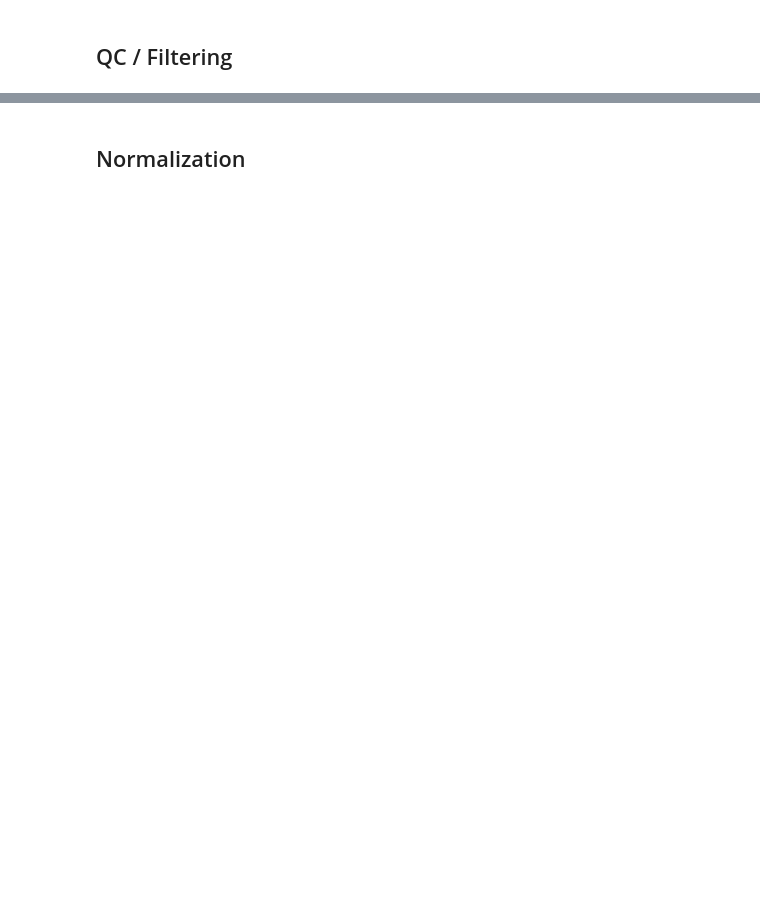
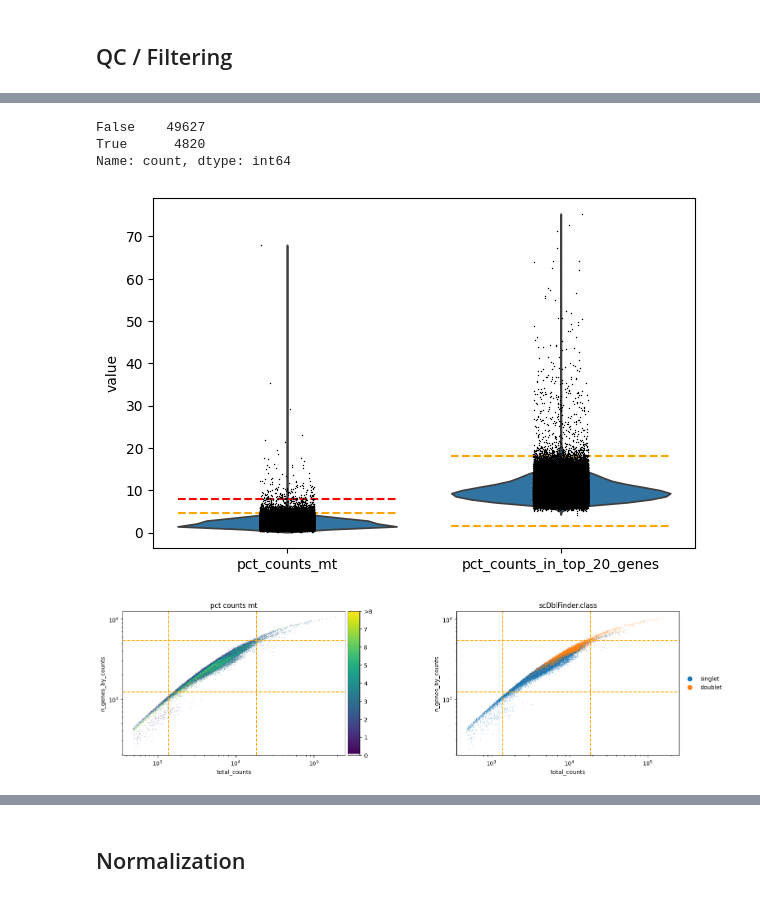
Before and after one commit to nirreiter/scRNA_methods, a Jupyter notebook: 2 - preprocessing_python.ipynb, the cells around one changed output, grey strips where cells are left out. Drawn from its saved outputs; the diff is of its cells as text; code cells hidden in the pictures; blank space fills up the shorter version.

```diff
--- a/2 - preprocessing_python.ipynb
+++ b/2 - preprocessing_python.ipynb
@@ -54,3 +70,56 @@ sc.pl.scatter(adata, "total_counts", "n_genes_by_counts", color="pct_counts_mt")
+# %%
+from scipy.stats import median_abs_deviation
+
+def is_outlier(adata, metric: str, nmads: int, threshold_record: dict | None = None):
+    M = adata.obs[metric]
+    median = np.median(M)
+    MADs = nmads * median_abs_deviation(M)
+    if threshold_record is not None:
+        threshold_record[metric] = (median - MADs, median + MADs)
+    outlier = (M < median - MADs) | (median + MADs < M)
+    return outlier
+
+t = dict()
+outlier = (
+    is_outlier(adata, "log1p_total_counts", 5, t)
+    | is_outlier(adata, "log1p_n_genes_by_counts", 5, t) # number of unique genes
+    | is_outlier(adata, "pct_counts_in_top_20_genes", 5, t)
+    | is_outlier(adata, "pct_counts_mt", 3, t) | (adata.obs["pct_counts_mt"] > 8)
+)
+adata.obs["is_outlier"] = outlier
+outlier.value_counts()
+# %% [output]
+False    49627
+True      4820
+Name: count, dtype: int64
+# %%
+ax = sc.pl.violin(adata, ["pct_counts_mt", "pct_counts_in_top_20_genes"], show=False)
+ax.plot((-0.4, 0.4), [t["pct_counts_mt"][1]]*2, color="orange", ls="--")
+ax.plot((-0.4, 0.4), (8, 8), color="red", ls="--")
+ax.plot((0.6, 1.4), [t["pct_counts_in_top_20_genes"][0]]*2, color="orange", ls="--")
+ax.plot((0.6, 1.4), [t["pct_counts_in_top_20_genes"][1]]*2, color="orange", ls="--")
+
+ax1 = sc.pl.scatter(adata, "total_counts", "n_genes_by_counts", color="pct_counts_mt", show=False)
+ax.collections[0].set_clim(vmax=8)
+cbar = ax.collections[0].colorbar
+assert cbar is not None
+ticks = list(cbar.get_ticks())
+labels = [str(int(t)) for t in ticks[:-1]] + [f">{int(ticks[-1])}"]
+cbar.set_ticks(ticks)
+cbar.set_ticklabels(labels)
+
+ax2 = sc.pl.scatter(adata, "total_counts", "n_genes_by_counts", color="scDblFinder.class", show=False)
+
+for ax in [ax1, ax2]:
+    ax.set_xscale("log")
+    ax.set_yscale("log")
+    ax.axhline(np.exp(t["log1p_n_genes_by_counts"][0])-1, color="orange", ls="--")
+    ax.axhline(np.exp(t["log1p_n_genes_by_counts"][1])-1, color="orange", ls="--")
+    ax.axvline(np.exp(t["log1p_total_counts"][0])-1, color="orange", ls="--")
+    ax.axvline(np.exp(t["log1p_total_counts"][1])-1, color="orange", ls="--")
+# %% [output]
+[figure, added]
+[figure, added]
 # %%
 display(adata.obs["sample"].value_counts())
 display(adata)
```
Also changed, not shown: parts of 19 cells of this notebook, 7 other files.
